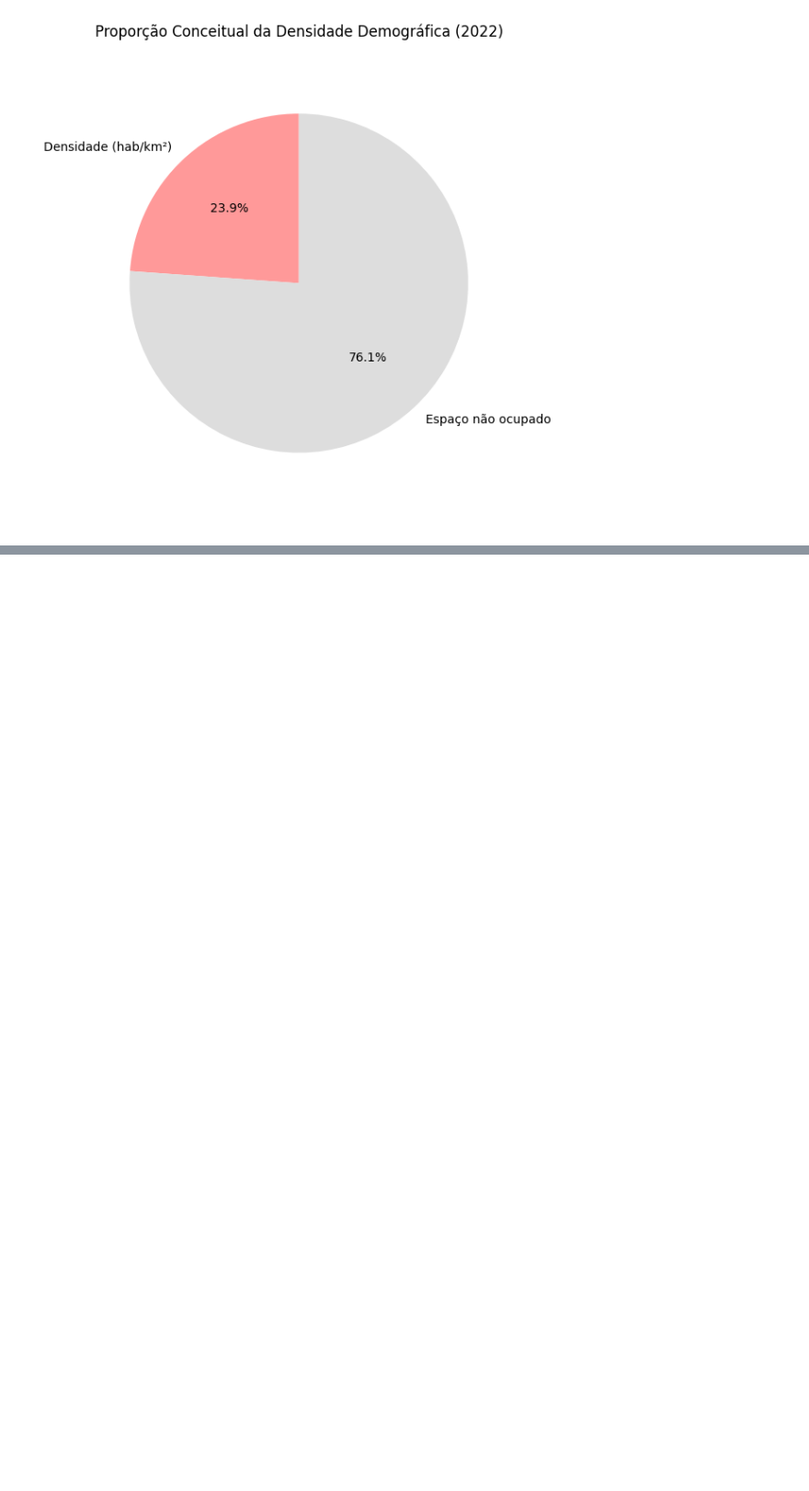
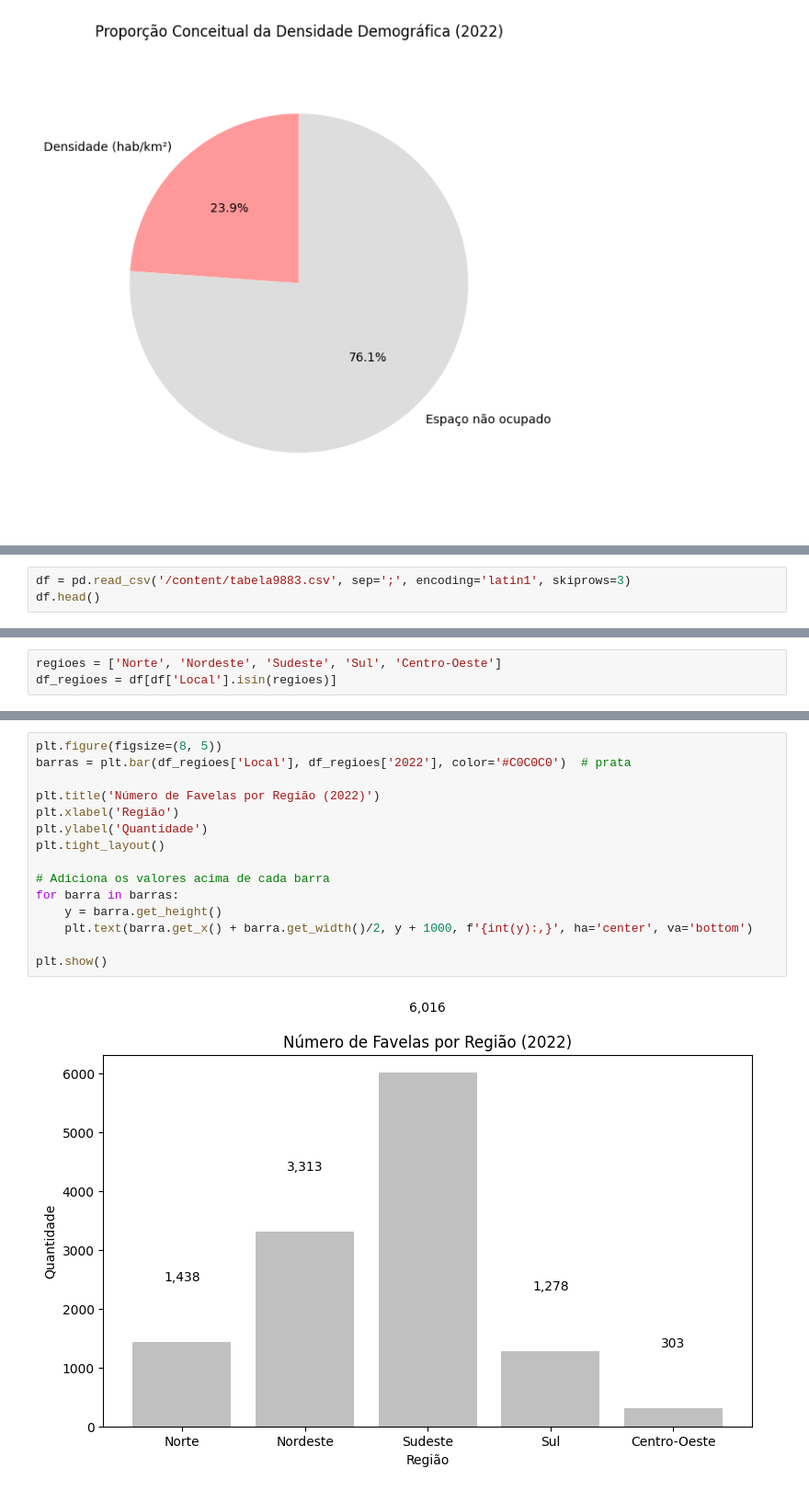
Before and after one commit to brunoricardodados/estudo-censo-2022, a Jupyter notebook: estudo_censo2022.ipynb, the cells around one changed output, grey strips where cells are left out. Shown at 92% size. Cells and saved outputs as stored; diff of their text form; blank space fills up the shorter version.

```diff
--- a/estudo_censo2022.ipynb
+++ b/estudo_censo2022.ipynb
@@ -648,0 +657,3 @@ plt.show()
+# %%
+df = pd.read_csv('/content/tabela9883.csv', sep=';', encoding='latin1', skiprows=3)
+df.head()
@@ -648,0 +691,3 @@ plt.show()
+# %%
+regioes = ['Norte', 'Nordeste', 'Sudeste', 'Sul', 'Centro-Oeste']
+df_regioes = df[df['Local'].isin(regioes)]
@@ -648,0 +704,17 @@ plt.show()
+# %%
+plt.figure(figsize=(8, 5))
+barras = plt.bar(df_regioes['Local'], df_regioes['2022'], color='#C0C0C0')  # prata
+
+plt.title('Número de Favelas por Região (2022)')
+plt.xlabel('Região')
+plt.ylabel('Quantidade')
+plt.tight_layout()
+
+# Adiciona os valores acima de cada barra
+for barra in barras:
+    y = barra.get_height()
+    plt.text(barra.get_x() + barra.get_width()/2, y + 1000, f'{int(y):,}', ha='center', va='bottom')
+
+plt.show()
+# %% [output]
+[figure, added]
```
Also changed, not shown: parts of 13 cells of this notebook.
